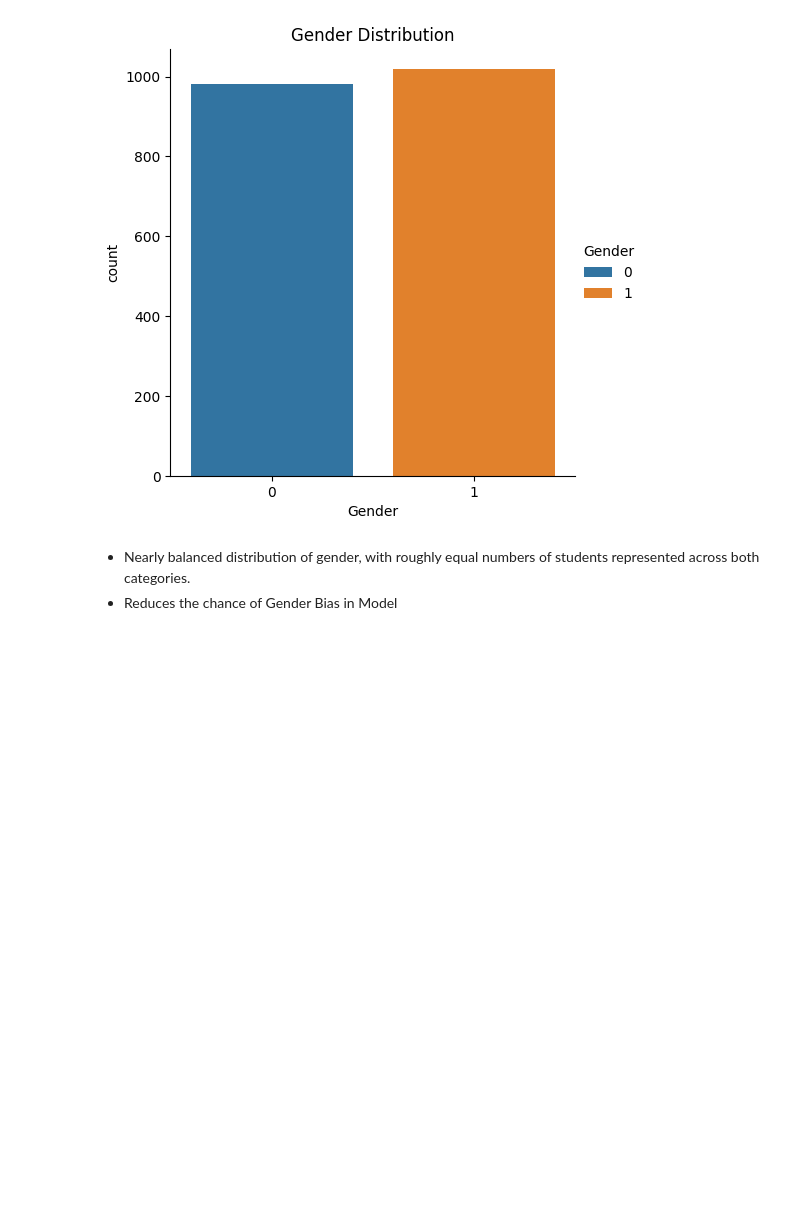
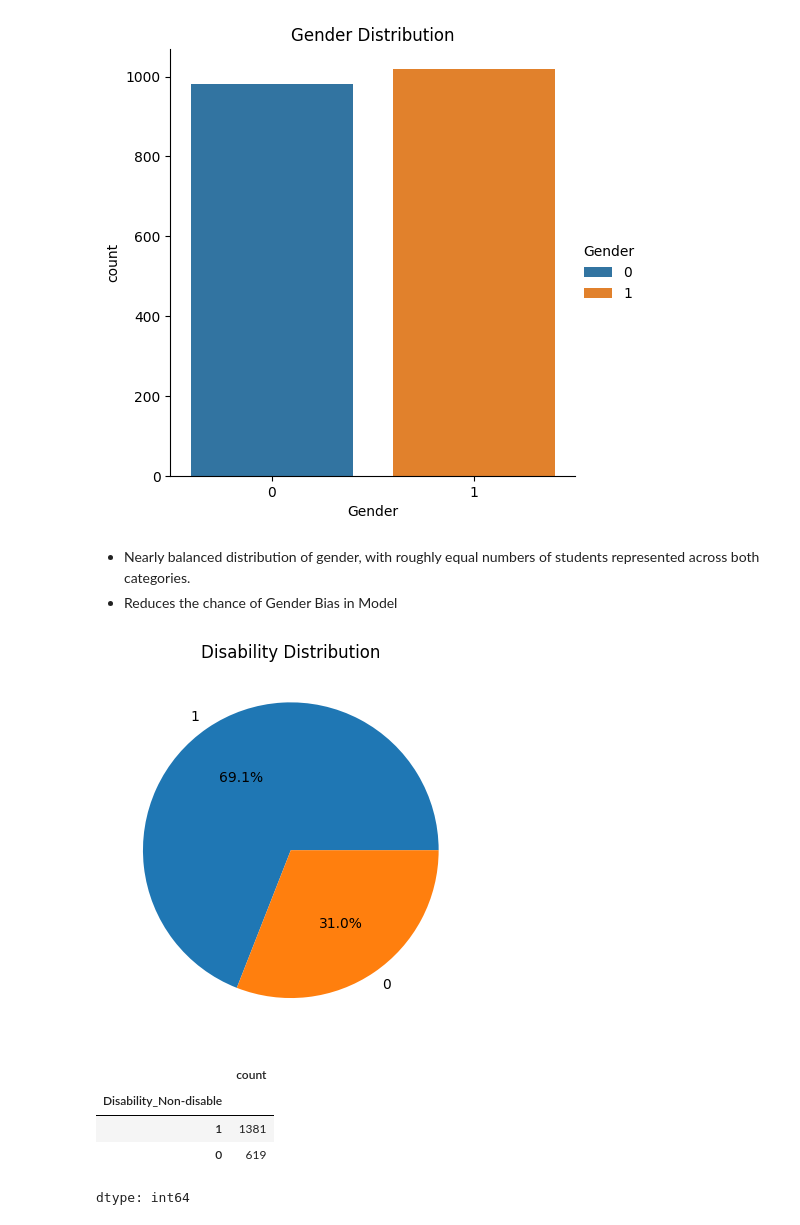
Before and after one commit to anshumbanga/Projects, a Jupyter notebook: LA4_SCHOOL/LA4 Schools Exploratory Data Analysis.ipynb, the cells around one changed output. Cells and saved outputs as stored; diff of their text form; code cells hidden in the pictures; blank space fills up the shorter version.

```diff
--- a/LA4_SCHOOL/LA4 Schools Exploratory Data Analysis.ipynb
+++ b/LA4_SCHOOL/LA4 Schools Exploratory Data Analysis.ipynb
@@ -28,7 +28,7 @@ df.columns
 student_population = ['StudentID','Kinder_Age', 'Gender',
        'Disability_Non-disable', 'Disability_Cognitive', 'Disability_Physical',
        'Disability_Sensory', 'Disability_SocialEmotional', 'NCCD-Funded',
-       'NumSibling', 'SiblingOrder','At_Risk_Numeracy']
+       'NumSibling', 'SiblingOrder','01.SES',	'02.SES','At_Risk_Numeracy']
 student_pop = df.loc[:,student_population]
 student_pop.to_csv('student_population.csv')
 student_pop.head()
@@ -100,3 +100,17 @@ plt.show()
 # %% [markdown]
 - Nearly balanced distribution of gender, with roughly equal numbers of students represented across both categories.
 - Reduces the chance of Gender Bias in Model
+# %%
+plt.pie(student_pop['Disability_Non-disable'].value_counts(),
+        labels=student_pop['Disability_Non-disable'].value_counts().index,
+        autopct='%1.1f%%')
+plt.title('Disability Distribution')
+plt.show()
+student_pop['Disability_Non-disable'].value_counts()
+# %% [output]
+[figure, added]
+|  | count |
+| Disability_Non-disable |  |
+| 1 | 1381 |
+| 0 | 619 |
+dtype: int64
```
Also changed, not shown: parts of 27 cells of this notebook.
